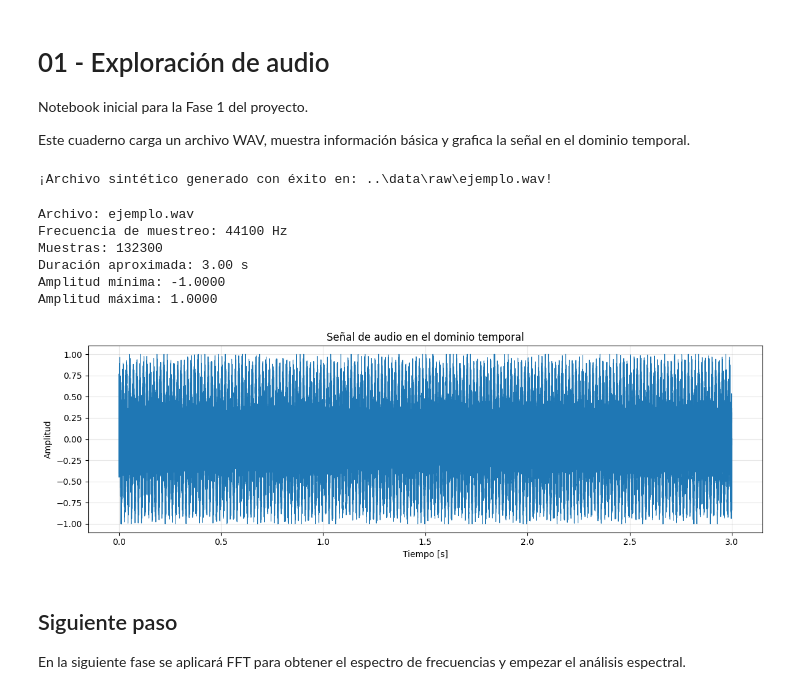
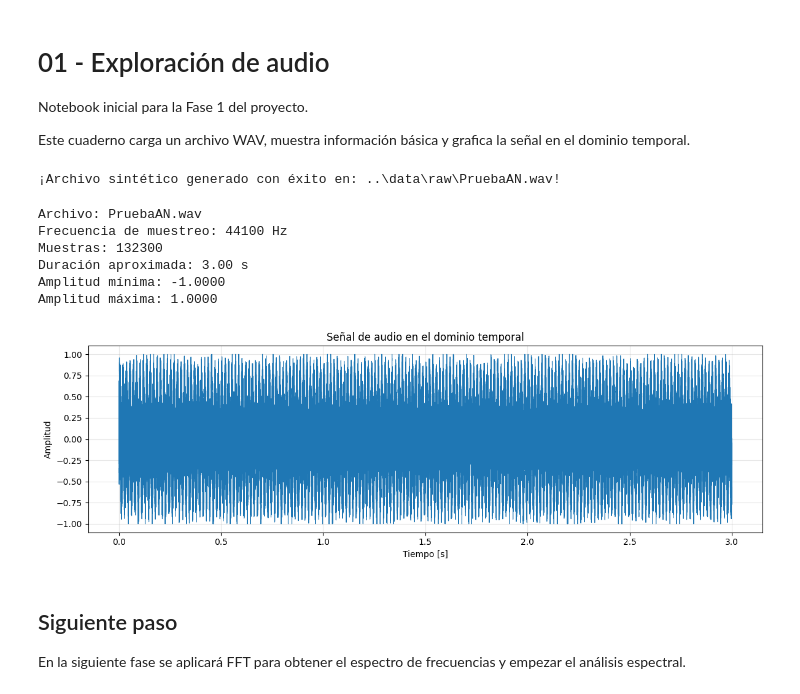
Before and after one commit to HerberthChavez19/Proyecto_AN, a Jupyter notebook: notebooks/01_exploracion.ipynb, the cells around one changed output. Drawn from its saved outputs; the diff is of its cells as text; code cells hidden in the pictures.

```diff
--- a/notebooks/01_exploracion.ipynb
+++ b/notebooks/01_exploracion.ipynb
@@ -62,12 +62,12 @@ white_noise = np.random.normal(0, 0.1, signal_clean.shape)
 noisy_signal = signal_clean + noise_60hz + white_noise
 
 # Guardamos el archivo sobrescribiendo nuestro ejemplo
-output_path = Path("../data/raw/ejemplo.wav")
+output_path = Path("../data/raw/PruebaAN.wav")
 sf.write(output_path, noisy_signal, sample_rate)
 
 print(f"¡Archivo sintético generado con éxito en: {output_path}!")
 # %% [output]
-¡Archivo sintético generado con éxito en: ..\data\raw\ejemplo.wav!
+¡Archivo sintético generado con éxito en: ..\data\raw\PruebaAN.wav!
 # %%
 import sys
 from pathlib import Path
@@ -79,7 +79,7 @@ sys.path.append("..")
 from src.audio_loader import load_audio
 
 # Definimos la ruta del archivo
-AUDIO_PATH = Path("../data/raw/ejemplo.wav")
+AUDIO_PATH = Path("../data/raw/PruebaAN.wav")
 
 if not AUDIO_PATH.exists():
     raise FileNotFoundError(
@@ -88,35 +88,35 @@ if not AUDIO_PATH.exists():
 
 # Haciendo uso de la arq. modular.
 signal, sample_rate = load_audio(AUDIO_PATH)
 duration = len(signal) / sample_rate
 
 print(f"Archivo: {AUDIO_PATH.name}")
 print(f"Frecuencia de muestreo: {sample_rate} Hz")
 print(f"Muestras: {len(signal)}")
 print(f"Duración aproximada: {duration:.2f} s")
 print(f"Amplitud mínima: {signal.min():.4f}")
 print(f"Amplitud máxima: {signal.max():.4f}")
 
 # Eje de tiempo para la gráfica
 time_axis = np.arange(len(signal)) / sample_rate
 
 # Visualización en el dominio temporal
 plt.figure(figsize=(12, 4))
 plt.plot(time_axis, signal, linewidth=0.8)
 plt.title("Señal de audio en el dominio temporal")
 plt.xlabel("Tiempo [s]")
 plt.ylabel("Amplitud")
 plt.grid(True, alpha=0.3)
 plt.tight_layout()
 plt.show()
 # %% [output]
-Archivo: ejemplo.wav
+Archivo: PruebaAN.wav
 Frecuencia de muestreo: 44100 Hz
 Muestras: 132300
 Duración aproximada: 3.00 s
 Amplitud mínima: -1.0000
 Amplitud máxima: 1.0000
-[figure, old version]
+[figure, new version]
 # %% [markdown]
 ## Siguiente paso
 
```
Also changed, not shown: 3 other files.
